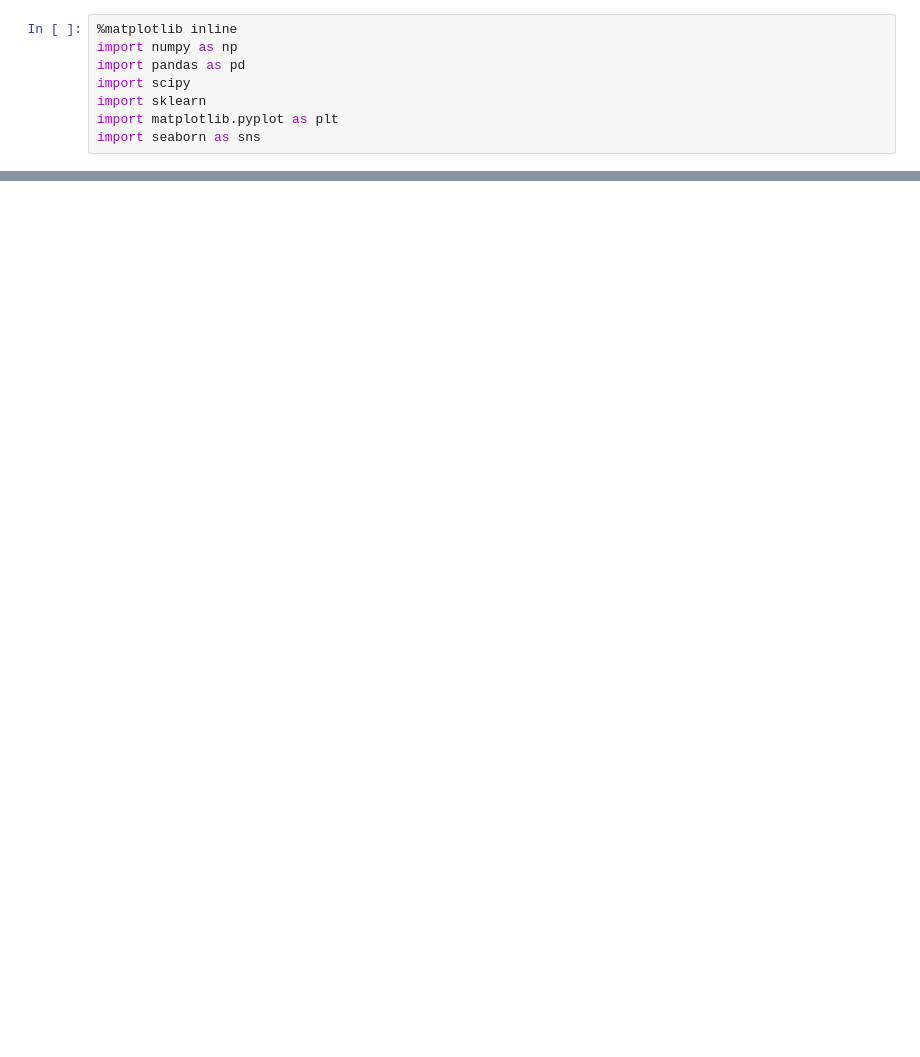
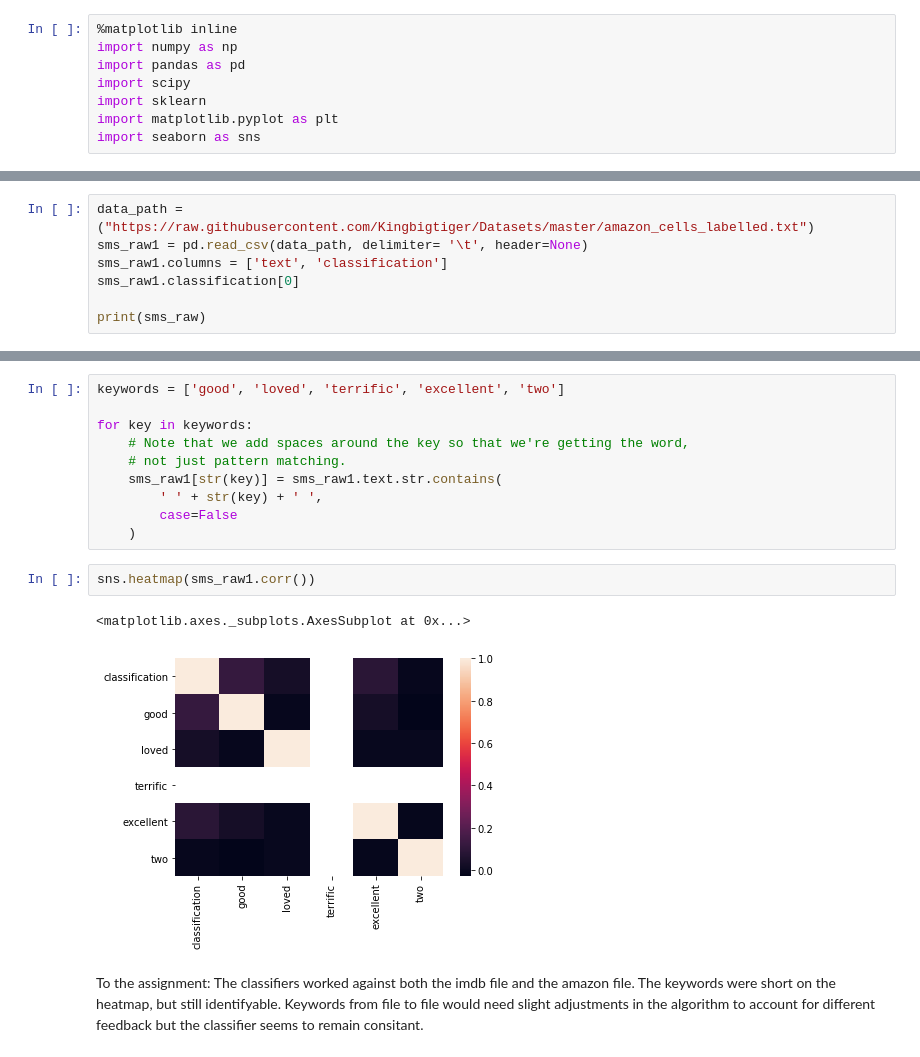
Before and after one commit to Kingbigtiger/class-studies, a Jupyter notebook: Unit 2.2.7 Feedback Analysis drill.ipynb, the cells around one changed output, grey strips where cells are left out. Drawn from its saved outputs; the diff is of its cells as text; blank space fills up the shorter version.

```diff
--- a/Unit 2.2.7 Feedback Analysis drill.ipynb
+++ b/Unit 2.2.7 Feedback Analysis drill.ipynb
@@ -29,0 +85,7 @@ AttributeError: 'DataFrame' object has no attribute 'message'
+# %%
+data_path = ("https://raw.githubusercontent.com/Kingbigtiger/Datasets/master/amazon_cells_labelled.txt")
+sms_raw1 = pd.read_csv(data_path, delimiter= '\t', header=None)
+sms_raw1.columns = ['text', 'classification']
+sms_raw1.classification[0]
+
+print(sms_raw)
@@ -29,0 +146,18 @@ AttributeError: 'DataFrame' object has no attribute 'message'
+# %%
+keywords = ['good', 'loved', 'terrific', 'excellent', 'two']
+
+for key in keywords:
+    # Note that we add spaces around the key so that we're getting the word,
+    # not just pattern matching.
+    sms_raw1[str(key)] = sms_raw1.text.str.contains(
+        ' ' + str(key) + ' ',
+        case=False
+    )
+# %%
+sns.heatmap(sms_raw1.corr())
+# %% [output]
+<matplotlib.axes._subplots.AxesSubplot at 0x...>
+[figure, added]
+# %% [markdown]
+To the assignment:
+The classifiers worked against both the imdb file and the amazon file. The keywords were short on the heatmap, but still identifyable. Keywords from file to file would need slight adjustments in the algorithm to account for different feedback but the classifier seems to remain consitant.
```
Also changed, not shown: parts of 9 cells of this notebook.
